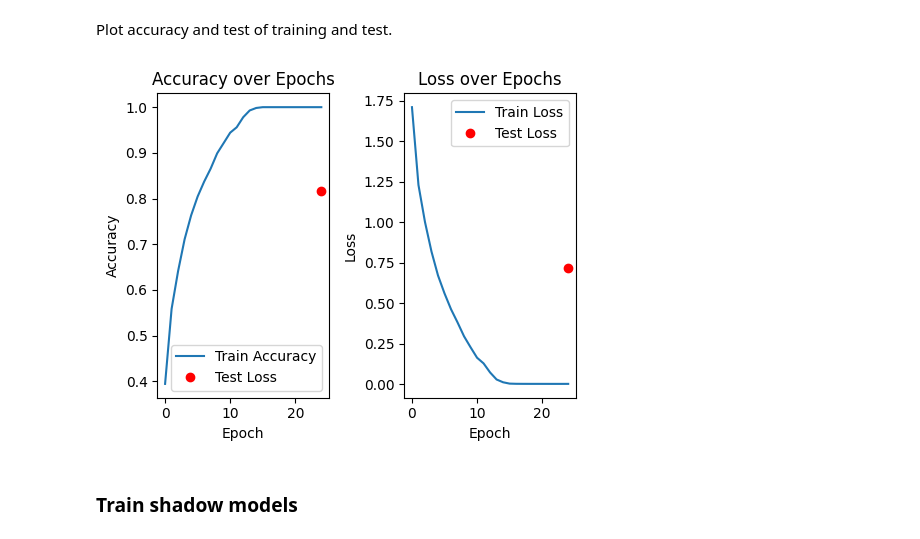
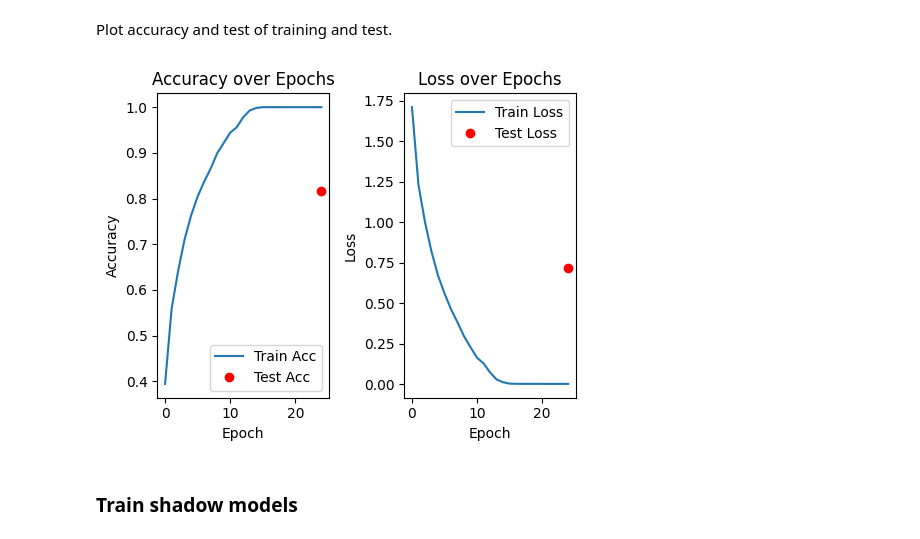
Before and after one commit to aidotse/LeakPro, a Jupyter notebook: examples/mia/cifar/B1_train_robust.ipynb, the cells around one changed output. Cells and saved outputs as stored; diff of their text form; code cells hidden in the pictures.

```diff
--- a/examples/mia/cifar/B1_train_robust.ipynb
+++ b/examples/mia/cifar/B1_train_robust.ipynb
@@ -194,35 +194,35 @@ Plot accuracy and test of training and test.
 # %%
 import matplotlib.pyplot as plt
 
 train_acc = train_result.metrics.extra["accuracy_history"]
 train_loss = train_result.metrics.extra["loss_history"]
 test_acc = test_result.accuracy
 test_loss = test_result.loss
 
 # Plot training and test accuracy
 plt.figure(figsize=(5, 4))
 
 plt.subplot(1, 2, 1)
-plt.plot(train_acc, label='Train Accuracy')
-plt.plot(len(train_loss)-1, test_acc, 'ro', label='Test Loss')
+plt.plot(train_acc, label='Train Acc')
+plt.plot(len(train_loss)-1, test_acc, 'ro', label='Test Acc')
 plt.xlabel('Epoch')
 plt.ylabel('Accuracy')
 plt.title('Accuracy over Epochs')
 plt.legend()
 
 # Plot training and test loss
 plt.subplot(1, 2, 2)
 plt.plot(train_loss, label='Train Loss')
 plt.plot(len(train_loss)-1, test_loss, 'ro', label='Test Loss')
 plt.xlabel('Epoch')
 plt.ylabel('Loss')
 plt.title('Loss over Epochs')
 plt.legend()
 
 plt.tight_layout()
 plt.show()
 # %% [output]
-[figure, old version]
+[figure, new version]
 # %% [markdown]
 ### Train shadow models
 # %%
```
Also changed, not shown: 2 other files.
